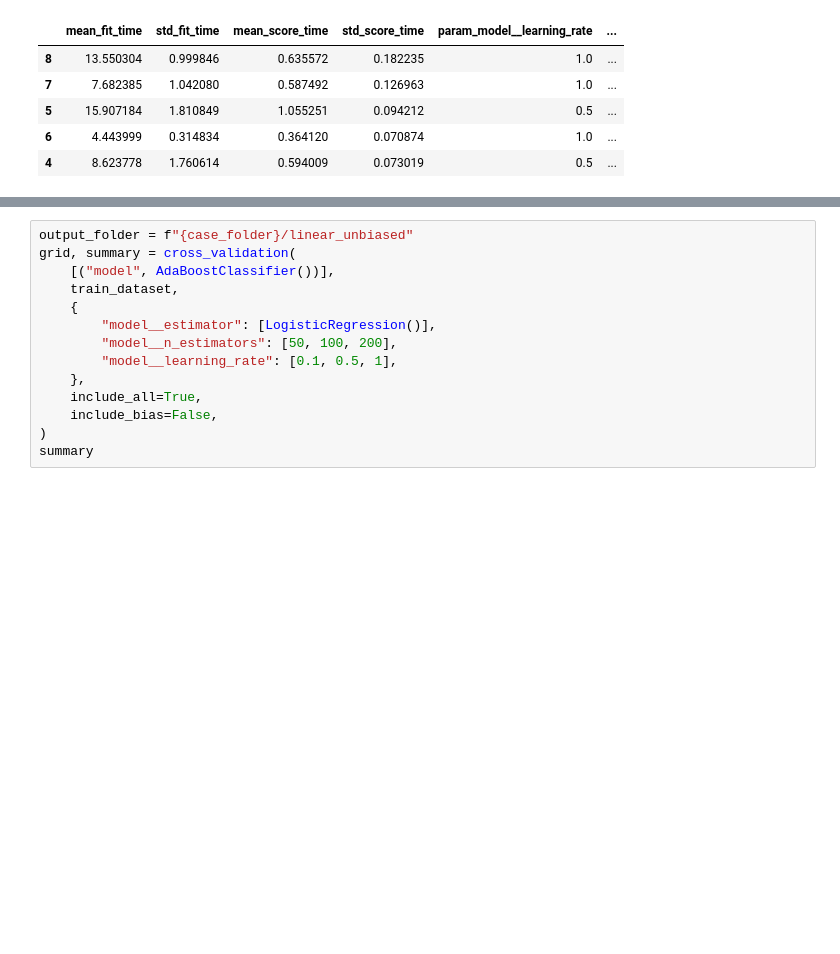
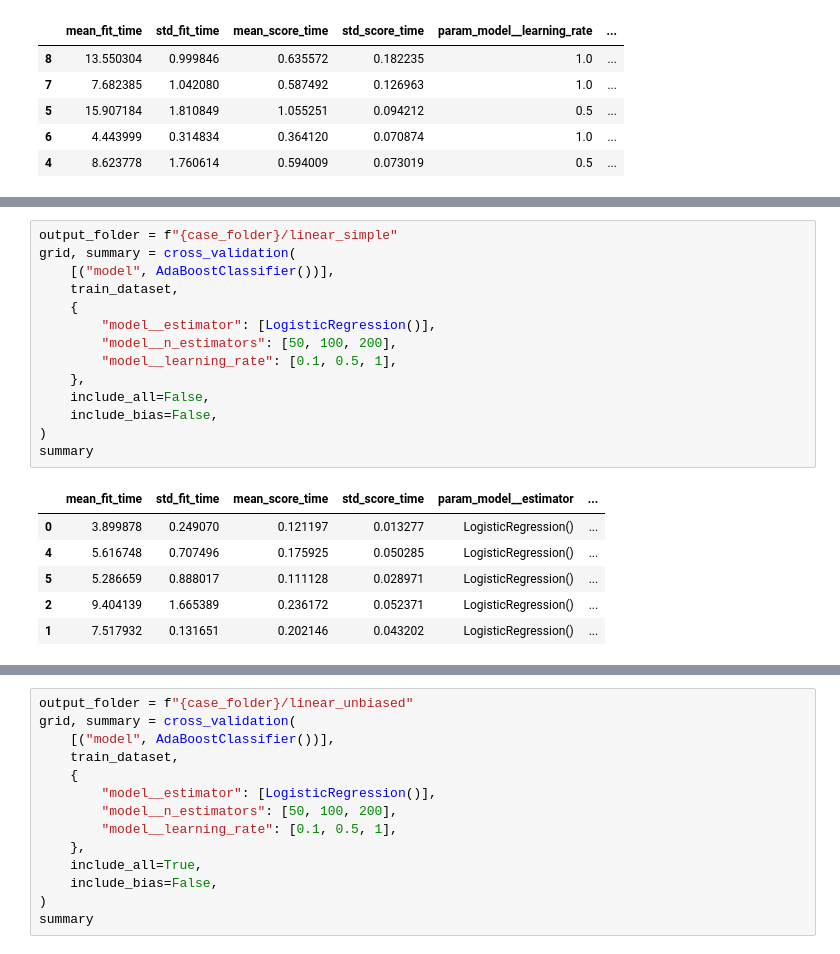
Before and after one commit to ojcastaneda/Proyecto-Desarrollo-de-Soluciones, a Jupyter notebook: training/adaboost.ipynb, the cells around one changed output, grey strips where cells are left out. Cells and saved outputs as stored; diff of their text form; blank space fills up the shorter version.

```diff
--- a/training/adaboost.ipynb
+++ b/training/adaboost.ipynb
@@ -78,3 +129,24 @@ summary
+# %%
+output_folder = f"{case_folder}/linear_simple"
+grid, summary = cross_validation(
+    [("model", AdaBoostClassifier())],
+    train_dataset,
+    {
+        "model__estimator": [LogisticRegression()],
+        "model__n_estimators": [50, 100, 200],
+        "model__learning_rate": [0.1, 0.5, 1],
+    },
+    include_all=False,
+    include_bias=False,
+)
+summary
+# %% [output]
+|  | mean_fit_time | std_fit_time | mean_score_time | std_score_time | param_model__estimator | ... |
+| 0 | 3.899878 | 0.249070 | 0.121197 | 0.013277 | LogisticRegression() | ... |
+| 4 | 5.616748 | 0.707496 | 0.175925 | 0.050285 | LogisticRegression() | ... |
+| 5 | 5.286659 | 0.888017 | 0.111128 | 0.028971 | LogisticRegression() | ... |
+| 2 | 9.404139 | 1.665389 | 0.236172 | 0.052371 | LogisticRegression() | ... |
+| 1 | 7.517932 | 0.131651 | 0.202146 | 0.043202 | LogisticRegression() | ... |
 # %%
 model = grid_report(grid, test_dataset, experiment)
 save_model(model, model_path(output_folder))
```
Also changed, not shown: parts of 4 cells of this notebook.
